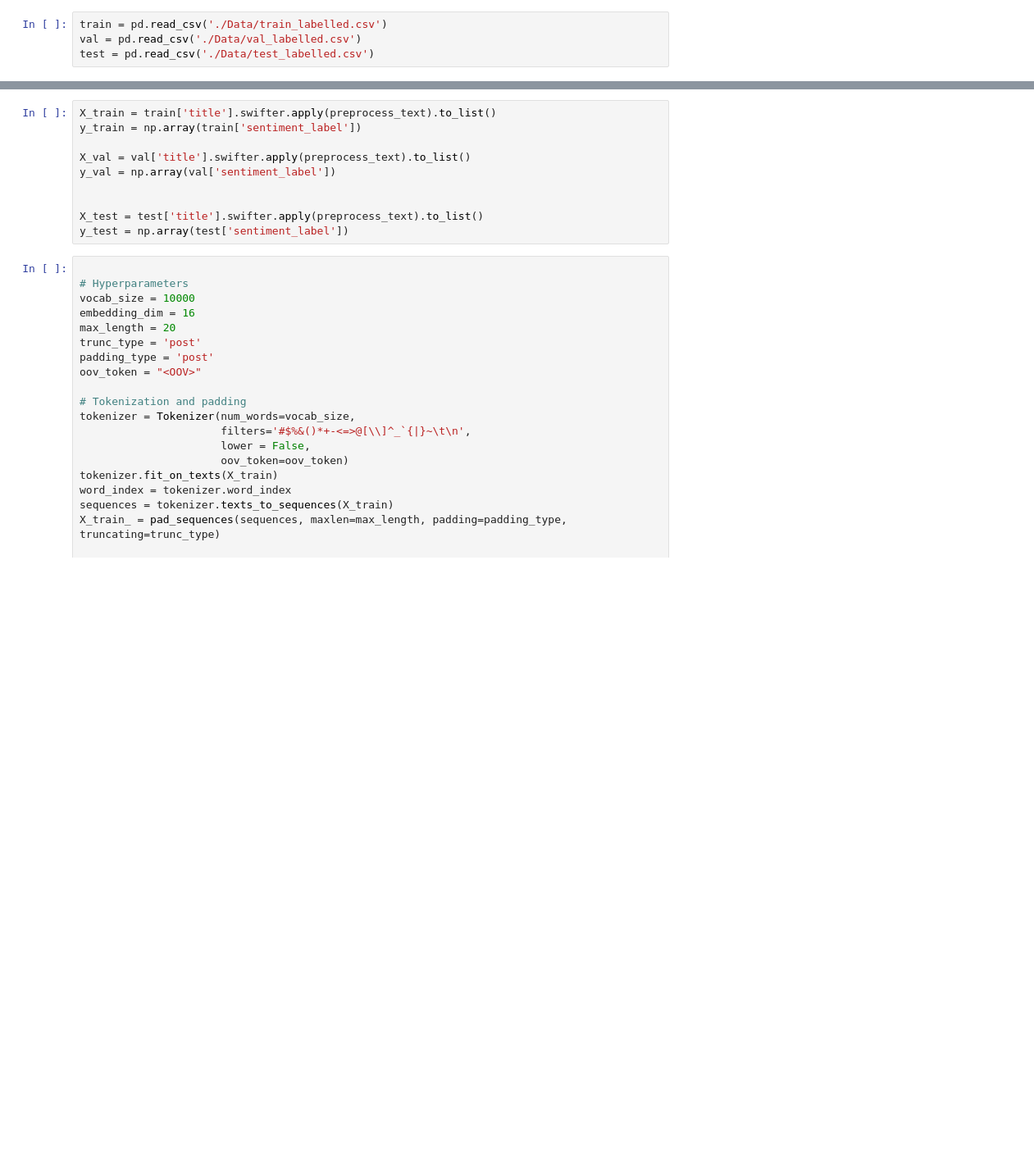
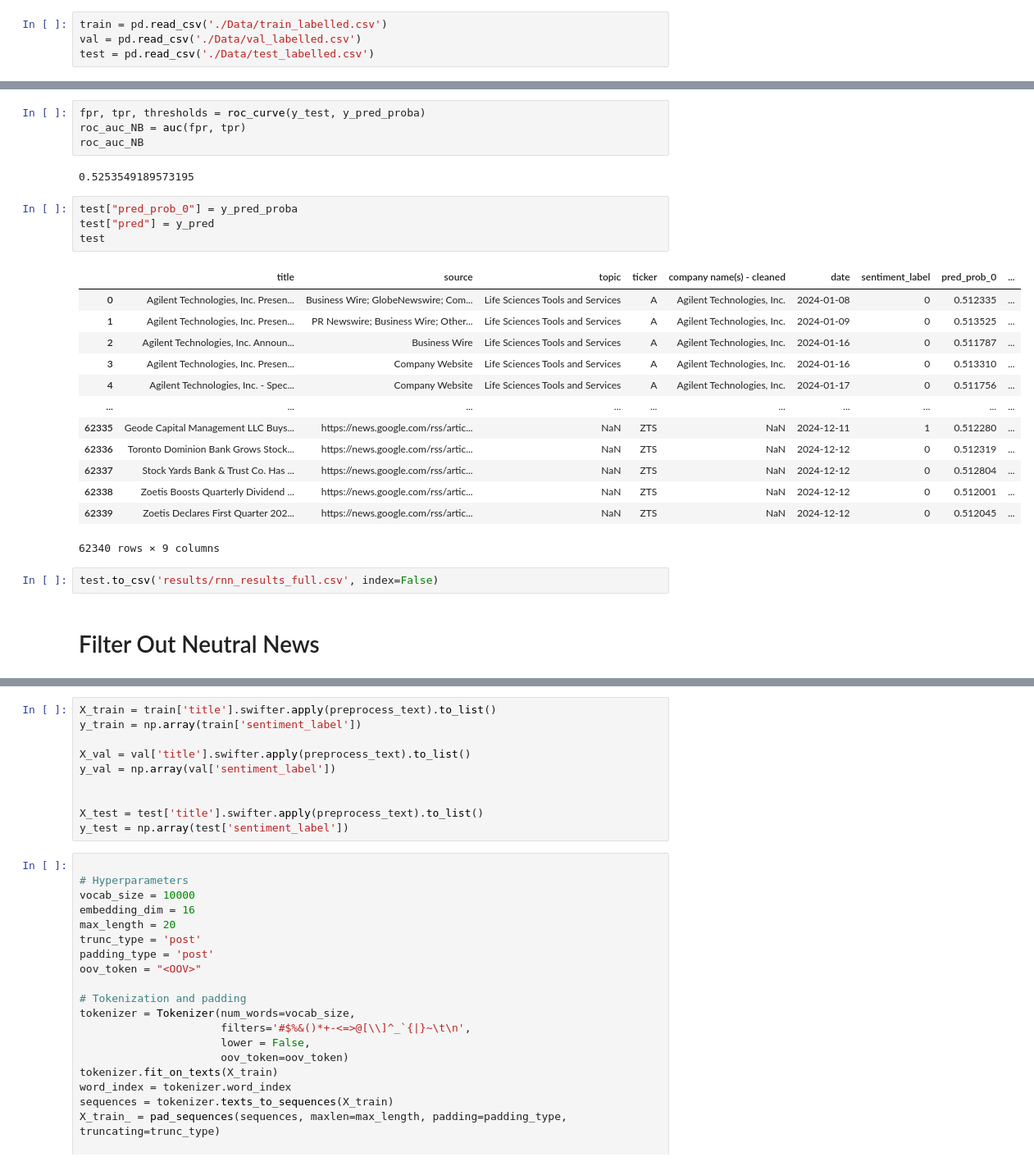
Before and after one commit to saltedpotato/QF634_Research_Methods, a Jupyter notebook: rnn.ipynb, the cells around one changed output, grey strips where cells are left out. Shown: that part at 82% size. Cells and saved outputs as stored; diff of their text form; blank space fills up the shorter version.

```diff
--- a/rnn.ipynb
+++ b/rnn.ipynb
@@ -44,3 +166,31 @@ test = pd.read_csv('./Data/test_labelled.csv')
+# %%
+fpr, tpr, thresholds = roc_curve(y_test, y_pred_proba)
+roc_auc_NB = auc(fpr, tpr)
+roc_auc_NB
+# %% [output]
+0.5253549189573195
+# %%
+test["pred_prob_0"] = y_pred_proba
+test["pred"] = y_pred
+test
+# %% [output]
+|  | title | source | topic | ticker | company name(s) - cleaned | date | sentiment_label | pred_prob_0 | ... |
+| 0 | Agilent Technologies, Inc. Presen... | Business Wire; GlobeNewswire; Com... | Life Sciences Tools and Services | A | Agilent Technologies, Inc. | 2024-01-08 | 0 | 0.512335 | ... |
+| 1 | Agilent Technologies, Inc. Presen... | PR Newswire; Business Wire; Other... | Life Sciences Tools and Services | A | Agilent Technologies, Inc. | 2024-01-09 | 0 | 0.513525 | ... |
+| 2 | Agilent Technologies, Inc. Announ... | Business Wire | Life Sciences Tools and Services | A | Agilent Technologies, Inc. | 2024-01-16 | 0 | 0.511787 | ... |
+| 3 | Agilent Technologies, Inc. Presen... | Company Website | Life Sciences Tools and Services | A | Agilent Technologies, Inc. | 2024-01-16 | 0 | 0.513310 | ... |
+| 4 | Agilent Technologies, Inc. - Spec... | Company Website | Life Sciences Tools and Services | A | Agilent Technologies, Inc. | 2024-01-17 | 0 | 0.511756 | ... |
+| ... | ... | ... | ... | ... | ... | ... | ... | ... | ... |
+| 62335 | Geode Capital Management LLC Buys... | https://news.google.com/rss/artic... | NaN | ZTS | NaN | 2024-12-11 | 1 | 0.512280 | ... |
+| 62336 | Toronto Dominion Bank Grows Stock... | https://news.google.com/rss/artic... | NaN | ZTS | NaN | 2024-12-12 | 0 | 0.512319 | ... |
+| 62337 | Stock Yards Bank & Trust Co. Has ... | https://news.google.com/rss/artic... | NaN | ZTS | NaN | 2024-12-12 | 0 | 0.512804 | ... |
+| 62338 | Zoetis Boosts Quarterly Dividend ... | https://news.google.com/rss/artic... | NaN | ZTS | NaN | 2024-12-12 | 0 | 0.512001 | ... |
+| 62339 | Zoetis Declares First Quarter 202... | https://news.google.com/rss/artic... | NaN | ZTS | NaN | 2024-12-12 | 0 | 0.512045 | ... |
+62340 rows × 9 columns
+# %%
+test.to_csv('results/rnn_results_full.csv', index=False)
+# %% [markdown]
+# Filter Out Neutral News
 # %%
 from nltk.sentiment.vader import SentimentIntensityAnalyzer
 analyzer = SentimentIntensityAnalyzer()
```
Also changed, not shown: parts of 17 cells of this notebook, 5 other files.
